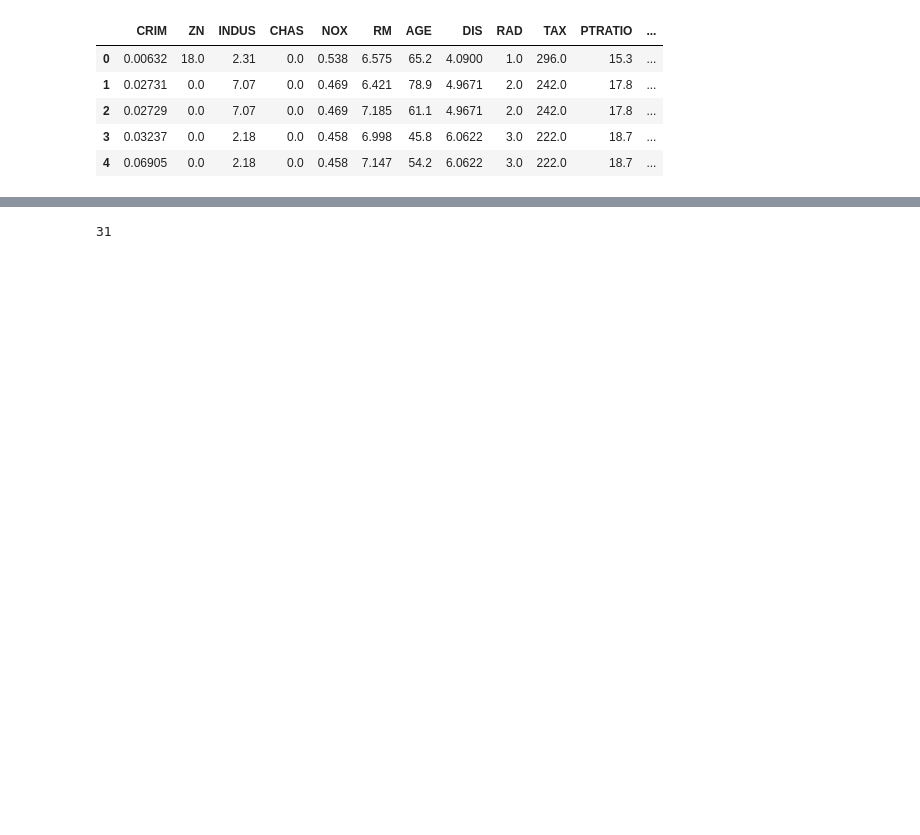
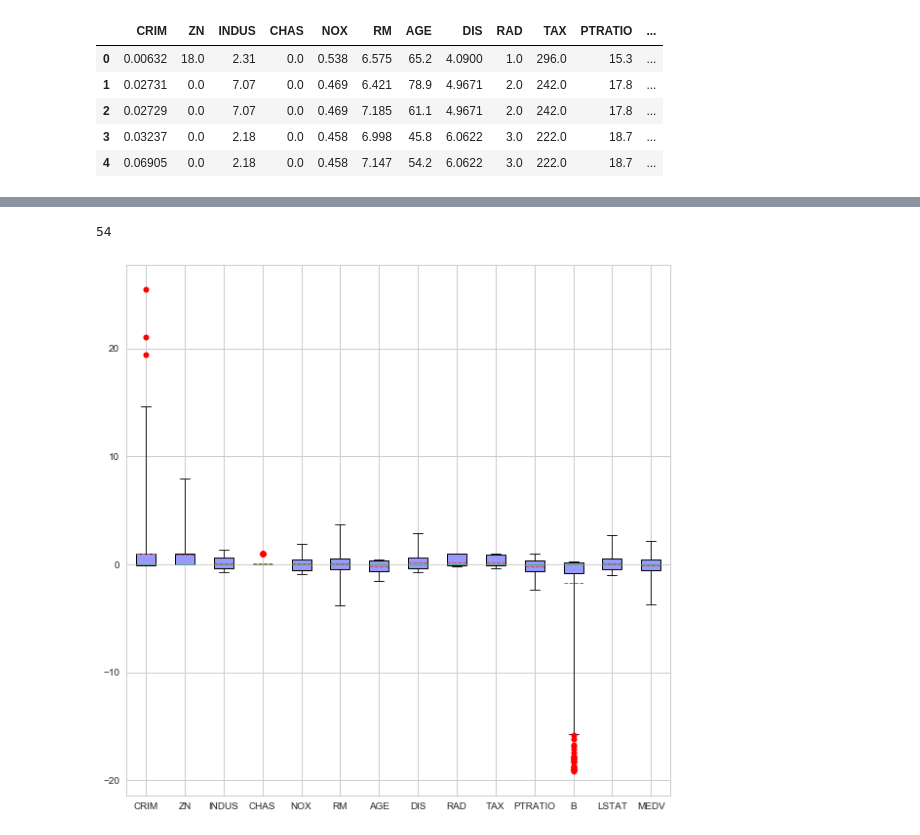
Before and after one commit to kehuiling/my-parttern-recognition, a Jupyter notebook: 波士顿房价数据集预处理.ipynb, the cells around one changed output, grey strips where cells are left out. Saved outputs shown, nothing was run; the diff lists cells and outputs as text; code cells hidden in the pictures; blank space fills up the shorter version.

```diff
--- a/波士顿房价数据集预处理.ipynb
+++ b/波士顿房价数据集预处理.ipynb
@@ -120,7 +126,6 @@ for feature in data.columns:
     s = np.sqrt(np.sum((data[feature] - m)**2)/(data.shape[0]-1))
     mean.append(m)
     std.append(s)
-    mid.append(MID)
 
 for feature in data.columns:
     n = np.percentile(data[feature],(25,50,75),interpolation='midpoint')
@@ -128,8 +133,8 @@ for feature in data.columns:
     MID = n[1]
     L = n[2]
     IQR = U - L
-    up = U + 20*IQR
-    low = L - 20*IQR
+    up = U + 15*IQR
+    low = L - 15*IQR
     nums.append(np.hstack((up,low)))
     mid.append(MID)
 
@@ -158,7 +163,30 @@ delete = pd.DataFrame(delete)
 dataSet = pd.DataFrame(dataSet)
 print(midcount)
 # %% [output]
-31
+54
+# %%
+'''
+sns.set(color_codes=True)
+pl = plt.figure(figsize = (15,15))
+with sns.axes_style("ticks"):
+    for i in range(X.shape[1]-1):
+        fig = pl.add_subplot(4,4,i+1)
+        plt.xlabel(df.columns[i])
+        sns.jointplot(x=X[:,i], y=y, kind="hex")
+plt.show()
+'''
+labels = df.columns
+fig = plt.figure(figsize = (10,10))
+plt.boxplot(np.mat(df),labels = labels,showmeans=True, meanline=True,
+            patch_artist=True,
+            flierprops = {'marker':'o','markerfacecolor':'red','color':'black'},
+            boxprops = {'color':'black','facecolor':'#9999ff'}, # 设置箱体属性，填充色和边框色
+            whis = 15)
+
+
+plt.show()
+# %% [output]
+[figure, added]
 # %%
 from sklearn.model_selection import GridSearchCV
 from sklearn.tree import DecisionTreeRegressor
```
Also changed, not shown: parts of 6 cells of this notebook.
